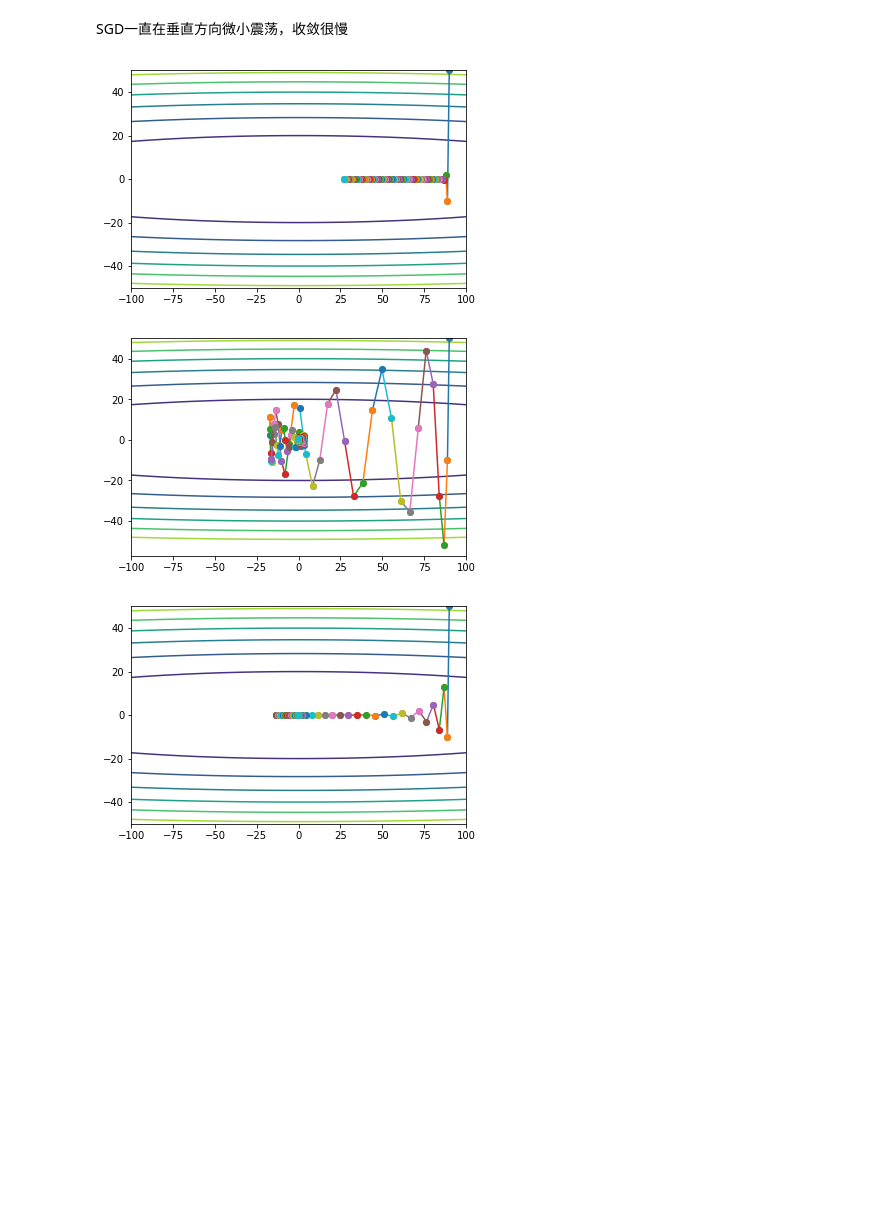
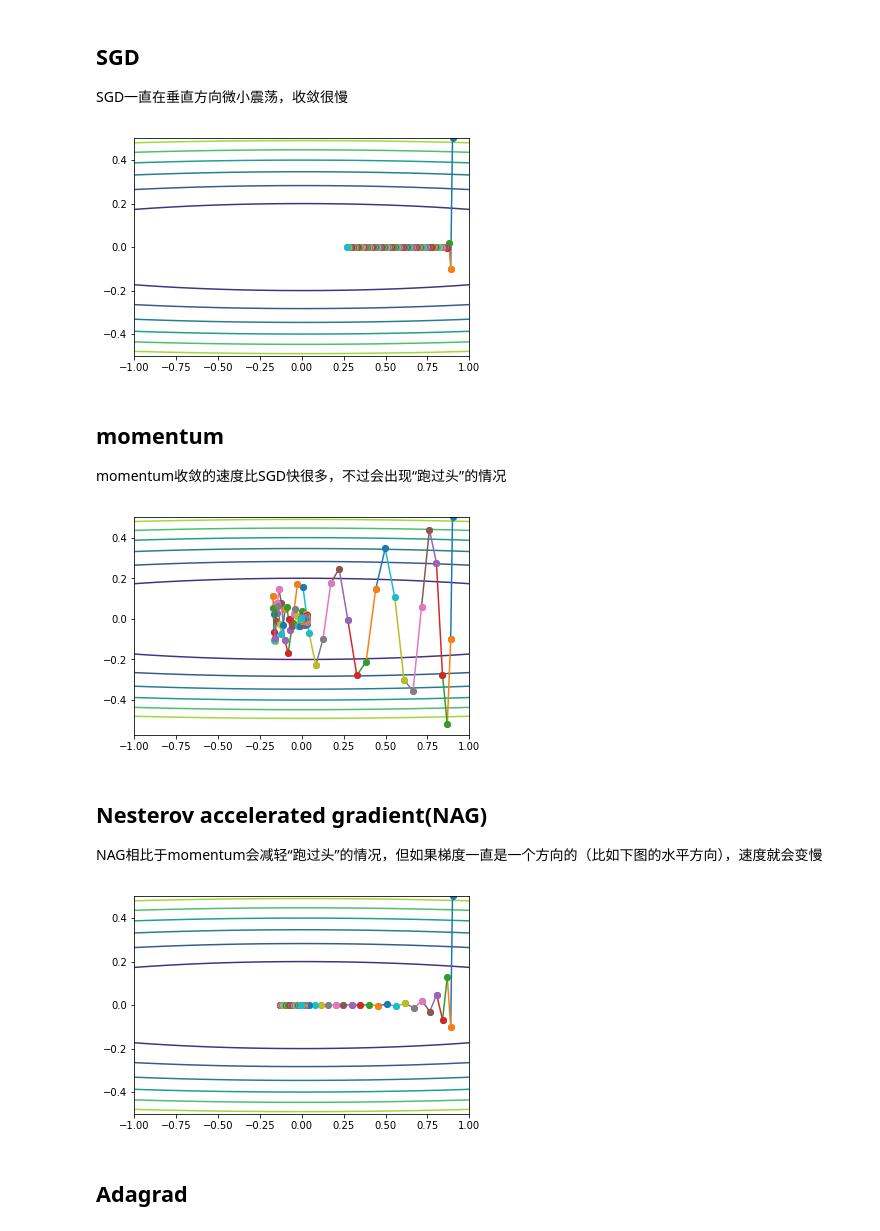
Before and after one commit to LydiaY5559/Practice, a Jupyter notebook: DeepLearning/optimization.ipynb, the cells around one changed output. Cells and saved outputs as stored; diff of their text form; code cells hidden in the pictures; blank space fills up the shorter version.

```diff
--- a/DeepLearning/optimization.ipynb
+++ b/DeepLearning/optimization.ipynb
@@ -8,11 +8,14 @@ import pandas as pd
 import matplotlib.pyplot as plt
 %matplotlib inline
 # %%
-func_f = lambda x: (x ** 2 * np.array([1, 100])).sum()
-func_g = lambda x: x * np.array([2, 200])
+# 目标函数，需要用梯度下降求最小值
+# 这里x0和x1的系数差距要大，这样才能产生震荡
+func_f = lambda x: (x ** 2 * np.array([0.01, 1])).sum()
+# 目标函数的梯度公式
+func_g = lambda x: x * np.array([0.02, 2])
 # %%
-xx1 = np.linspace(-100, 100, 500)
-xx2 = np.linspace(-50, 50, 500)
+xx1 = np.linspace(-1, 1, 500)
+xx2 = np.linspace(-0.5, 0.5, 500)
 X1, X2 = np.meshgrid(xx1, xx2)
 Y = np.apply_along_axis(func_f, 0, np.stack([X1, X2], axis=0))
 # %%
@@ -24,11 +27,13 @@ def plot_contour(X1, X2, Y, steps=[]):
         plt.plot(np.array([a, a_pre]), np.array([b, b_pre]), 'o-')
     plt.show()
 # %%
-init_x = np.array([90.0, 50.0])
+init_x = np.array([0.9, 0.5])
-# %% [markdown]
-SGD一直在垂直方向微小震荡，收敛很慢
+# %% [markdown]
+## SGD
+
+SGD一直在垂直方向微小震荡，收敛很慢
 # %%
-def SGD(init_x, epochs=100, lr=0.006):
+def SGD(init_x, epochs=100, lr=0.6):
     x = init_x.copy()
     steps = [x.copy()]
     for i in range(epochs):
@@ -38,23 +43,31 @@ def SGD(init_x, epochs=100, lr=0.006):
     return steps
 plot_contour(X1, X2, Y, SGD(init_x))
 # %% [output]
-[figure, old version]
+[figure, new version]
+# %% [markdown]
+## momentum
+
+momentum收敛的速度比SGD快很多，不过会出现“跑过头”的情况
 # %%
-def momentum(init_x, epochs=100, lr=0.006, alpha=0.9):
+def momentum(init_x, epochs=100, lr=0.6, alpha=0.9):
     x = init_x.copy()
     steps = [x.copy()]
     v = np.zeros(x.shape)
     for i in range(epochs):
         g = func_g(x)
         v = alpha * v + lr * g
         x -= v
         steps.append(x.copy())
     return steps
 plot_contour(X1, X2, Y, momentum(init_x))
 # %% [output]
-[figure, old version]
+[figure, new version]
+# %% [markdown]
+## Nesterov accelerated gradient(NAG)
+
+NAG相比于momentum会减轻“跑过头”的情况，但如果梯度一直是一个方向的（比如下图的水平方向），速度就会变慢
 # %%
-def NAG(init_x, epochs=100, lr=0.006, alpha=0.9):
+def NAG(init_x, epochs=100, lr=0.6, alpha=0.9):
     x = init_x.copy()
     steps = [x.copy()]
     v = np.zeros(x.shape)
@@ -65,4 +78,6 @@ def NAG(init_x, epochs=100, lr=0.006, alpha=0.9):
     return steps
 plot_contour(X1, X2, Y, NAG(init_x))
 # %% [output]
-[figure, old version]
+[figure, new version]
+# %% [markdown]
+## Adagrad
```
Also changed, not shown: parts of 8 cells of this notebook.
